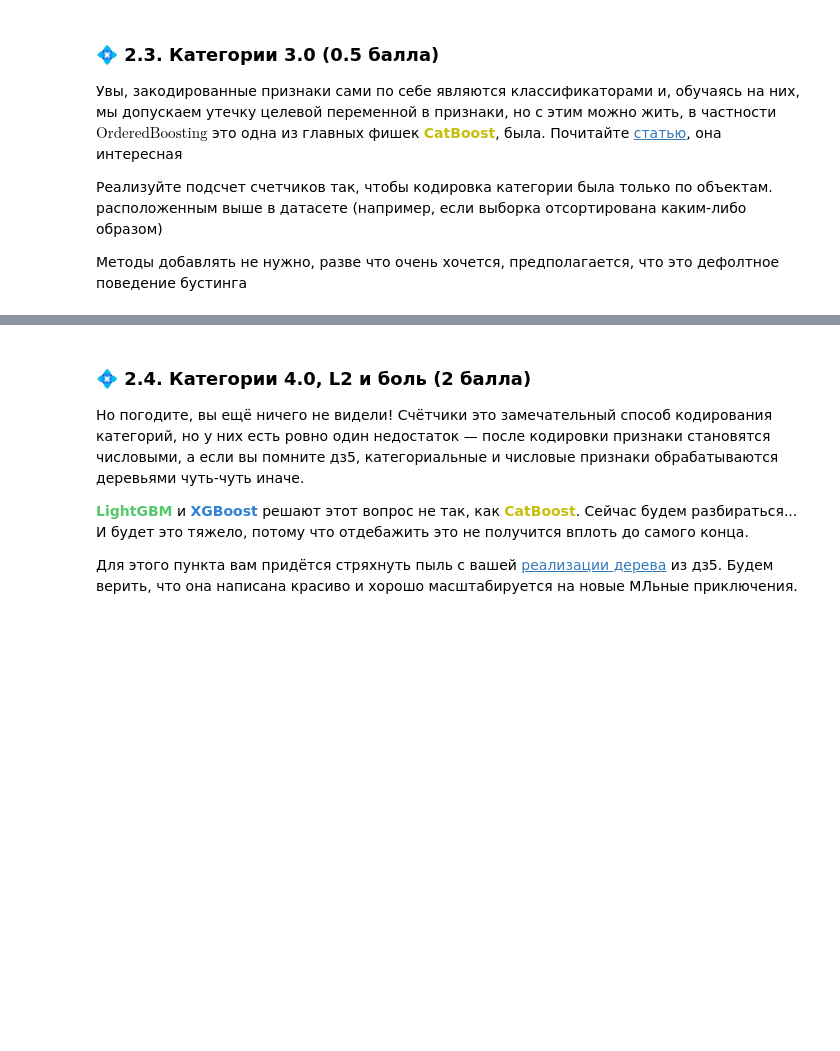
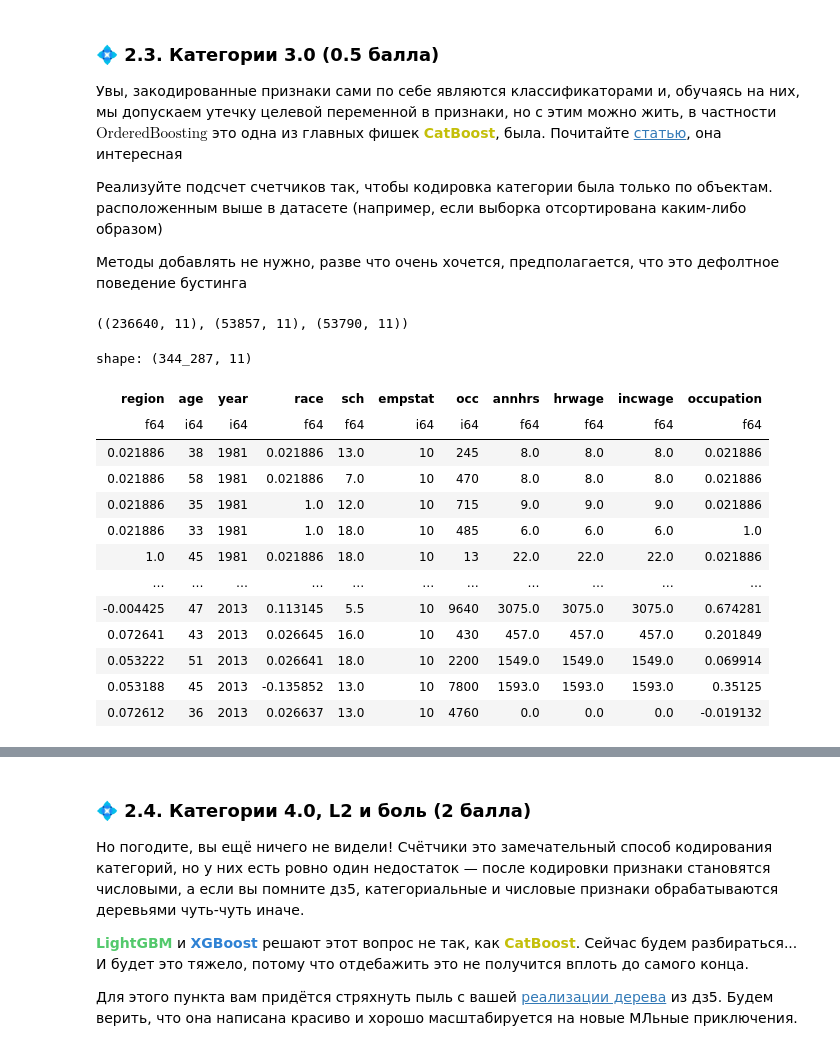
Before and after one commit to EgorGorshen/ml-hw, a Jupyter notebook: homework_practice_06_boosting.ipynb, the cells around one changed output, grey strips where cells are left out. Saved outputs shown, nothing was run; the diff lists cells and outputs as text; code cells hidden in the pictures; blank space fills up the shorter version.

```diff
--- a/homework_practice_06_boosting.ipynb
+++ b/homework_practice_06_boosting.ipynb
@@ -289,0 +328,35 @@ X_test = X[X["year"] == 2013].values
+# %%
+df = pl.read_parquet(DATA_PATH).sort("year")
+X = df.drop("sex")
+y = df["sex"]
+X = CatEncoder(["occupation", "race", "region"]).fit_transform(X, y)
+
+X_train = X.filter(pl.col("year") < 2011)
+y_train = y.filter(X["year"] < 2011).to_numpy()
+
+X_valid = X.filter(pl.col("year") == 2011)
+y_valid = y.filter(X["year"] == 2011).to_numpy()
+
+X_test = X.filter(pl.col("year") == 2013)
+y_test = y.filter(X["year"] == 2013).to_numpy()
+
+X_train.shape, X_valid.shape, X_test.shape
+# %% [output]
+((236640, 11), (53857, 11), (53790, 11))
+# %%
+X
+# %% [output]
+shape: (344_287, 11)
+| region | age | year | race | sch | empstat | occ | annhrs | hrwage | incwage | occupation |
+| f64 | i64 | i64 | f64 | f64 | i64 | i64 | f64 | f64 | f64 | f64 |
+| 0.021886 | 38 | 1981 | 0.021886 | 13.0 | 10 | 245 | 8.0 | 8.0 | 8.0 | 0.021886 |
+| 0.021886 | 58 | 1981 | 0.021886 | 7.0 | 10 | 470 | 8.0 | 8.0 | 8.0 | 0.021886 |
+| 0.021886 | 35 | 1981 | 1.0 | 12.0 | 10 | 715 | 9.0 | 9.0 | 9.0 | 0.021886 |
+| 0.021886 | 33 | 1981 | 1.0 | 18.0 | 10 | 485 | 6.0 | 6.0 | 6.0 | 1.0 |
+| 1.0 | 45 | 1981 | 0.021886 | 18.0 | 10 | 13 | 22.0 | 22.0 | 22.0 | 0.021886 |
+| … | … | … | … | … | … | … | … | … | … | … |
+| -0.004425 | 47 | 2013 | 0.113145 | 5.5 | 10 | 9640 | 3075.0 | 3075.0 | 3075.0 | 0.674281 |
+| 0.072641 | 43 | 2013 | 0.026645 | 16.0 | 10 | 430 | 457.0 | 457.0 | 457.0 | 0.201849 |
+| 0.053222 | 51 | 2013 | 0.026641 | 18.0 | 10 | 2200 | 1549.0 | 1549.0 | 1549.0 | 0.069914 |
+| 0.053188 | 45 | 2013 | -0.135852 | 13.0 | 10 | 7800 | 1593.0 | 1593.0 | 1593.0 | 0.35125 |
+| 0.072612 | 36 | 2013 | 0.026637 | 13.0 | 10 | 4760 | 0.0 | 0.0 | 0.0 | -0.019132 |
```
Also changed, not shown: parts of 24 cells of this notebook, 2 other files.
